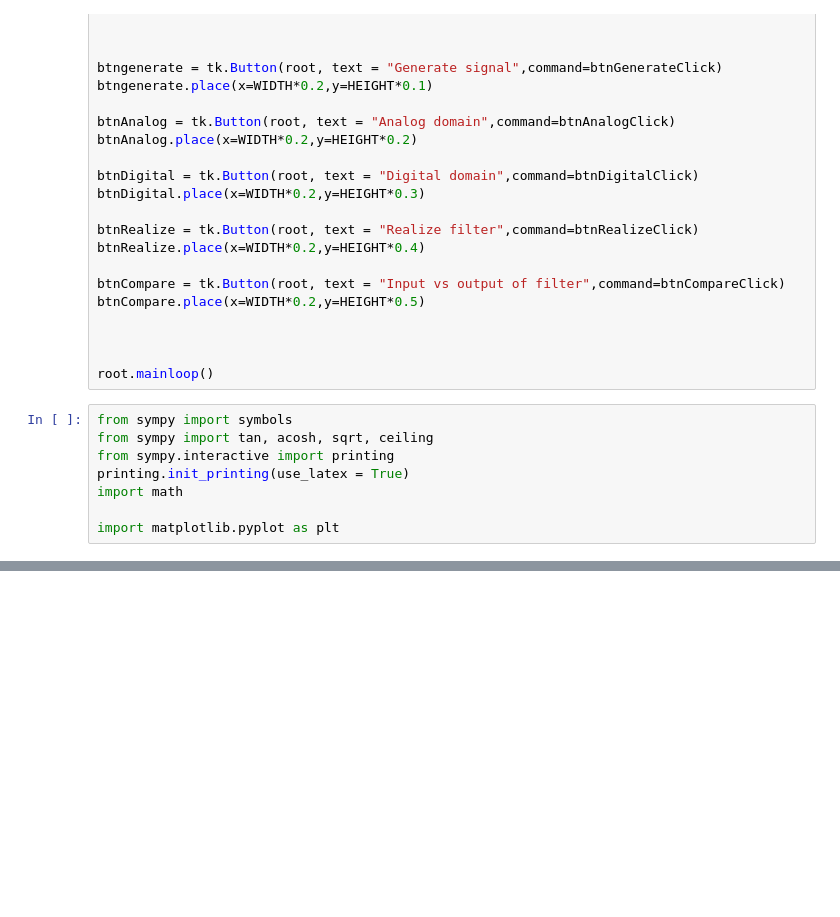
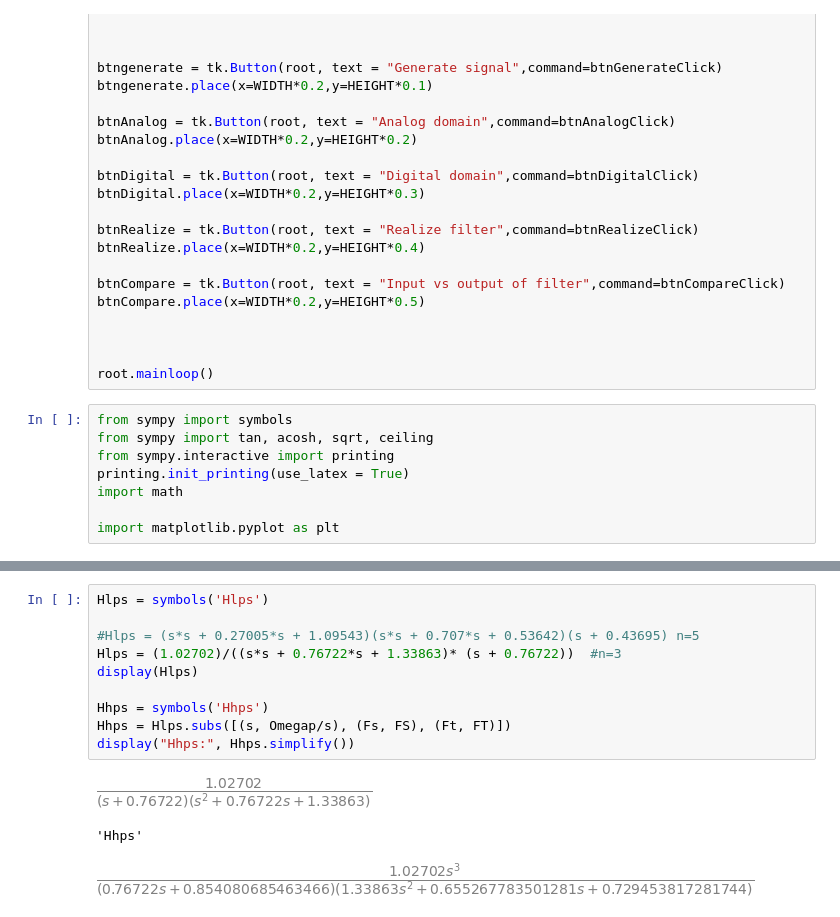
Before and after one commit to Ppieter21/EERI414-Practical, a Jupyter notebook: EERI414PracticalCode.ipynb, the cells around one changed output, grey strips where cells are left out. Saved outputs shown, nothing was run; the diff lists cells and outputs as text; blank space fills up the shorter version.

```diff
--- a/EERI414PracticalCode.ipynb
+++ b/EERI414PracticalCode.ipynb
@@ -132,0 +140,14 @@ The MathtextBackendBitmap class was deprecated in Matplotlib 3.4 and will be rem
+# %%
+Hlps = symbols('Hlps')
+
+#Hlps = (s*s + 0.27005*s + 1.09543)(s*s + 0.707*s + 0.53642)(s + 0.43695) n=5
+Hlps = (1.02702)/((s*s + 0.76722*s + 1.33863)* (s + 0.76722))  #n=3
+display(Hlps)
+
+Hhps = symbols('Hhps')
+Hhps = Hlps.subs([(s, Omegap/s), (Fs, FS), (Ft, FT)])
+display("Hhps:", Hhps.simplify())
+# %% [output]
+[figure, added]
+'Hhps'
+[figure, added]
```
Also changed, not shown: parts of 3 cells of this notebook.
